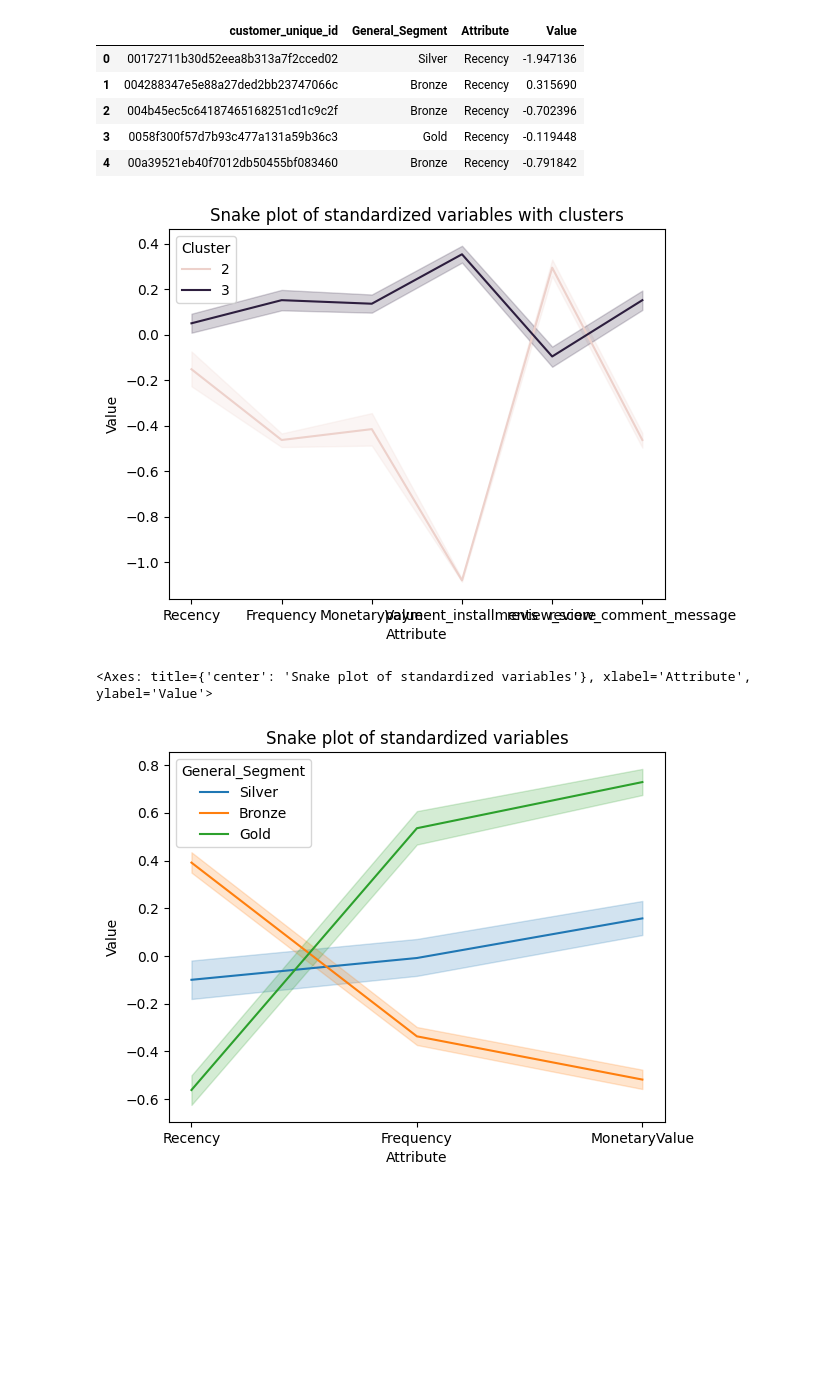
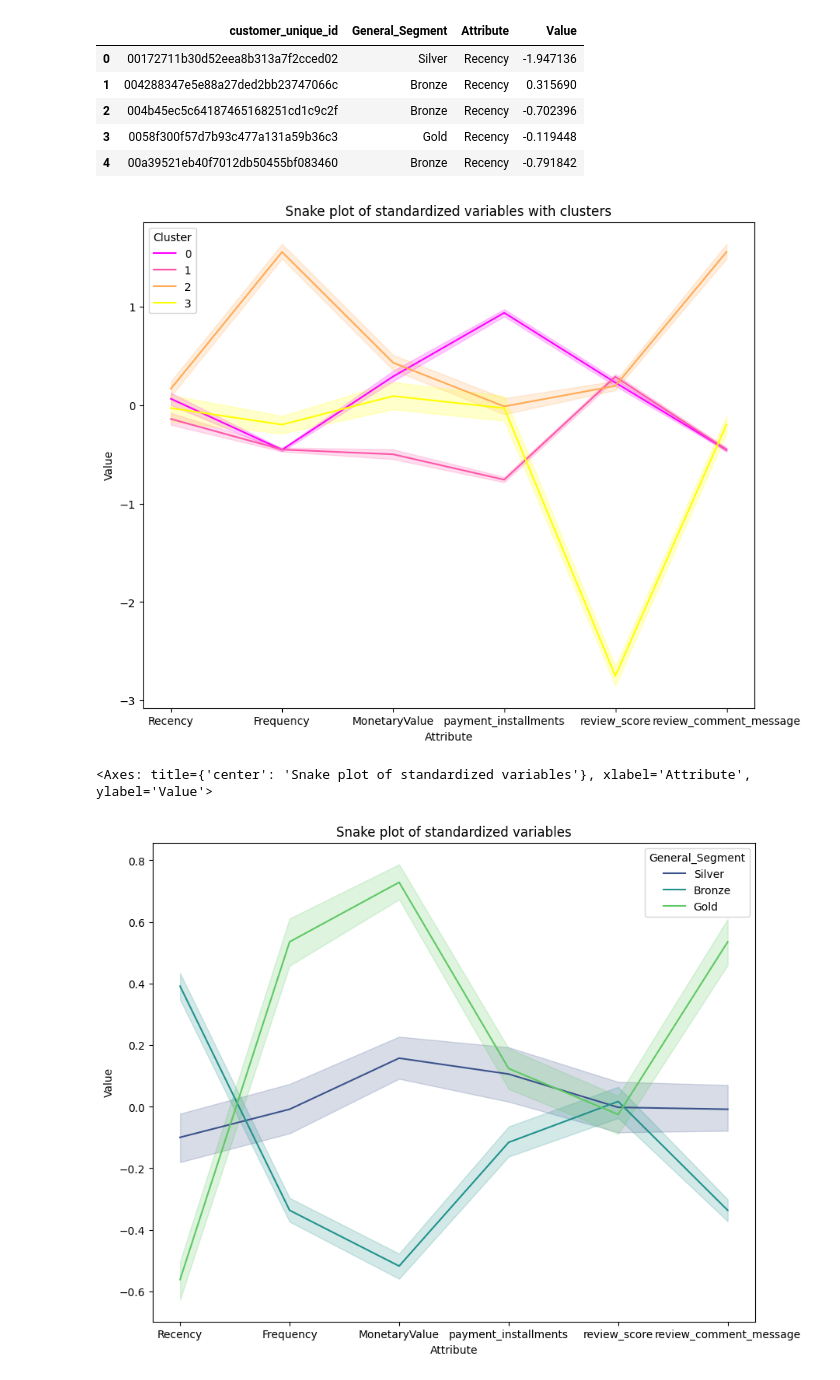
Before and after one commit to edieski/eclient_segmentation, a Jupyter notebook: data_segmentation.ipynb, the cells around one changed output. Cells and saved outputs as stored; diff of their text form; code cells hidden in the pictures; blank space fills up the shorter version.

```diff
--- a/data_segmentation.ipynb
+++ b/data_segmentation.ipynb
@@ -412,0 +402,7 @@ data['clusters'] = clusters
+# %%
+from sklearn.cluster import KMeans
+model = KMeans(n_clusters= 4).fit(data_scaled)
+clusters = model.predict(data_scaled)
+data_RFM['clusters'] = clusters
+print(data_RFM['clusters'].value_counts())
+data['clusters'] = clusters
@@ -420,0 +456,7 @@ data.groupby('clusters').agg({'Recency': 'mean', 'Frequency': 'mean', 'MonetaryV
+# %%
+from sklearn.cluster import MeanShift
+model = MeanShift().fit(data_scaled)
+clusters = model.predict(data_scaled)
+data_RFM['clusters'] = clusters
+print(data_RFM['clusters'].value_counts())
+data['clusters'] = clusters
@@ -420,0 +538,6 @@ data.groupby('clusters').agg({'Recency': 'mean', 'Frequency': 'mean', 'MonetaryV
+# %%
+
+model = KMeans(n_clusters= 4).fit(data_scaled)
+clusters = model.predict(data_scaled)
+data_RFM['clusters'] = clusters
+data['clusters'] = clusters
@@ -455,7 +587,7 @@ data_melt.head()
 data_melt_rfm_score = data_normalized.assign(General_Segment = data['General_Segment'])
 
 
-data_melt_rfm_score = pd.melt(data_melt_rfm_score.reset_index(), id_vars=['customer_unique_id', 'General_Segment'], value_vars=['Recency', 'Frequency', 'MonetaryValue'], var_name='Attribute', value_name='Value')
+data_melt_rfm_score = pd.melt(data_melt_rfm_score.reset_index(), id_vars=['customer_unique_id', 'General_Segment'], value_vars=['Recency', 'Frequency', 'MonetaryValue', 'payment_installments', 'review_score', 'review_comment_message'], var_name='Attribute', value_name='Value')
 
 data_melt_rfm_score.head()
 # %% [output]
@@ -466,18 +598,20 @@ data_melt_rfm_score.head()
 | 3 | 0058f300f57d7b93c477a131a59b36c3 | Gold | Recency | -0.119448 |
 | 4 | 00a39521eb40f7012db50455bf083460 | Bronze | Recency | -0.791842 |
 # %%
+plt.figure(figsize = (10, 8))
 plt.title('Snake plot of standardized variables with clusters')
 plt.xlabel('Attribute')
 plt.ylabel('Value')
-sns.lineplot(x="Attribute", y="Value", hue='Cluster', data=data_melt)
+sns.lineplot(x="Attribute", y="Value", hue='Cluster', data=data_melt, palette='spring')
 plt.show()
+plt.figure(figsize = (10, 8))
 plt.title('Snake plot of standardized variables')
 plt.xlabel('Attribute')
 plt.ylabel('Value')
-sns.lineplot(x="Attribute", y="Value", hue='General_Segment', data=data_melt_rfm_score)
+sns.lineplot(x="Attribute", y="Value", hue='General_Segment', data=data_melt_rfm_score, palette='viridis')
 # %% [output]
-[figure, old version]
+[figure, new version]
 <Axes: title={'center': 'Snake plot of standardized variables'}, xlabel='Attribute', ylabel='Value'>
-[figure, old version]
+[figure, new version]
 # %%
 data_segment = data_normalized.assign(General_Segment = data['General_Segment'])
```
Also changed, not shown: parts of 26 cells of this notebook, 1 other file.
